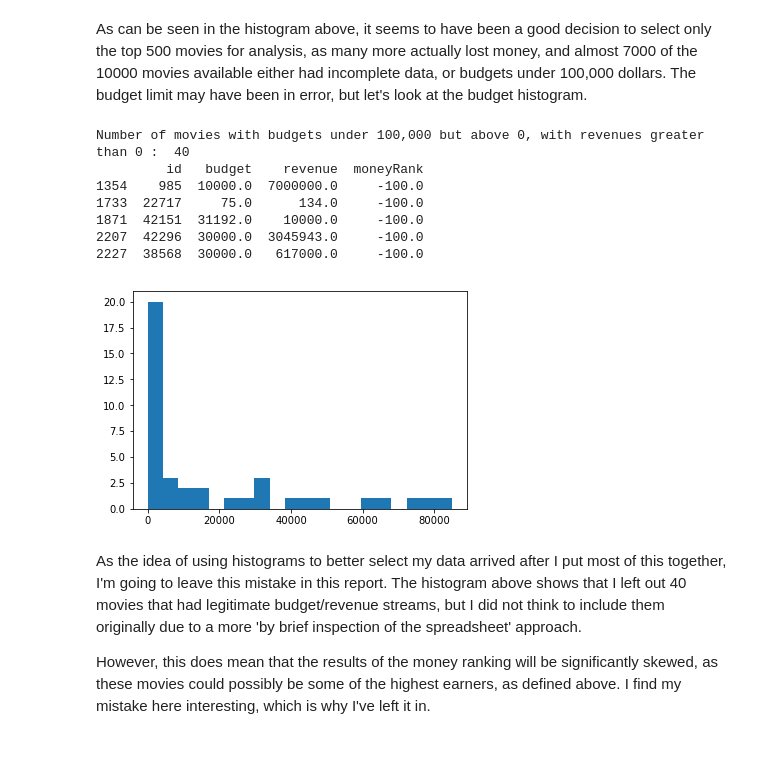
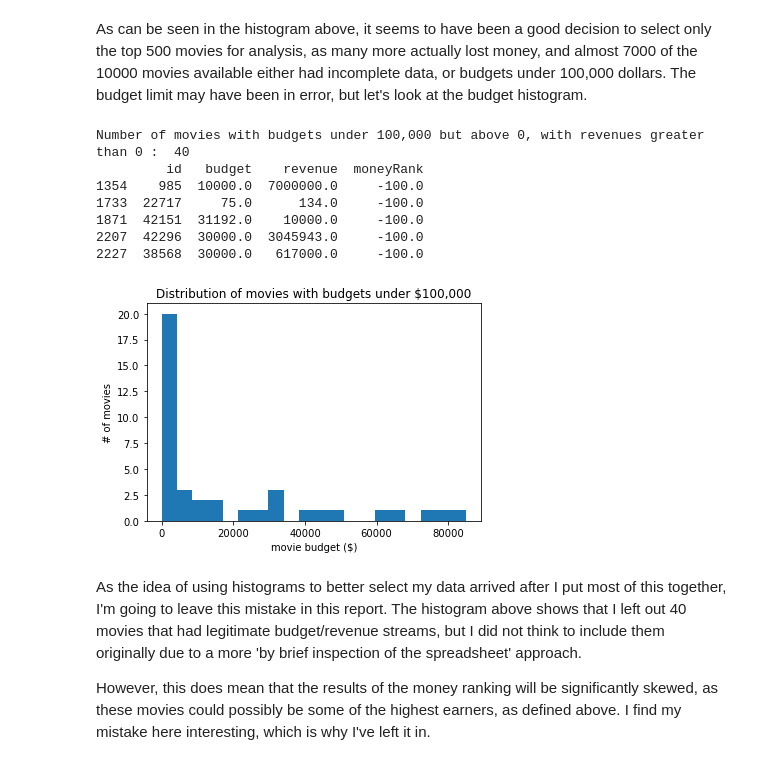
Before and after one commit to SandorAtTheZoo/UdacityDataAnalysisProject2, a Jupyter notebook: investigate-a-dataset-defineMovieSuccess.ipynb, the cells around one changed output. Saved outputs shown, nothing was run; the diff lists cells and outputs as text; code cells hidden in the pictures.

Commit message:
resubmit project : charts mostly unlabeled...fixed.

```diff
--- a/investigate-a-dataset-defineMovieSuccess.ipynb
+++ b/investigate-a-dataset-defineMovieSuccess.ipynb
@@ -155,18 +159,21 @@ As can be seen in the histogram above, it seems to have been a good decision to
 # %%
 df_movieMoney100Hist = df_movieMoney[(df_movieMoney['budget']<100000) & (df_movieMoney['budget']>1) & \
                                     (df_movieMoney['revenue'] > 0)]
 print "Number of movies with budgets under 100,000 but above 0, with revenues greater than 0 : ",len(df_movieMoney100Hist)
 print df_movieMoney100Hist.head()
 plt.hist(df_movieMoney100Hist['budget'], bins=20);
+plt.title('Distribution of movies with budgets under $100,000')
+plt.ylabel('# of movies')
+plt.xlabel('movie budget ($)');
 # %% [output]
 Number of movies with budgets under 100,000 but above 0, with revenues greater than 0 :  40
          id   budget    revenue  moneyRank
 1354    985  10000.0  7000000.0     -100.0
 1733  22717     75.0      134.0     -100.0
 1871  42151  31192.0    10000.0     -100.0
 2207  42296  30000.0  3045943.0     -100.0
 2227  38568  30000.0   617000.0     -100.0
-[figure, old version]
+[figure, new version]
 # %% [markdown]
 As the idea of using histograms to better select my data arrived after I put most of this together, I'm going to leave this mistake in this report.  The histogram above shows that I left out 40 movies that had legitimate budget/revenue streams, but I did not think to include them originally due to a more 'by brief inspection of the spreadsheet' approach.
 
```
Also changed, not shown: parts of 10 cells of this notebook, 1 other file.
